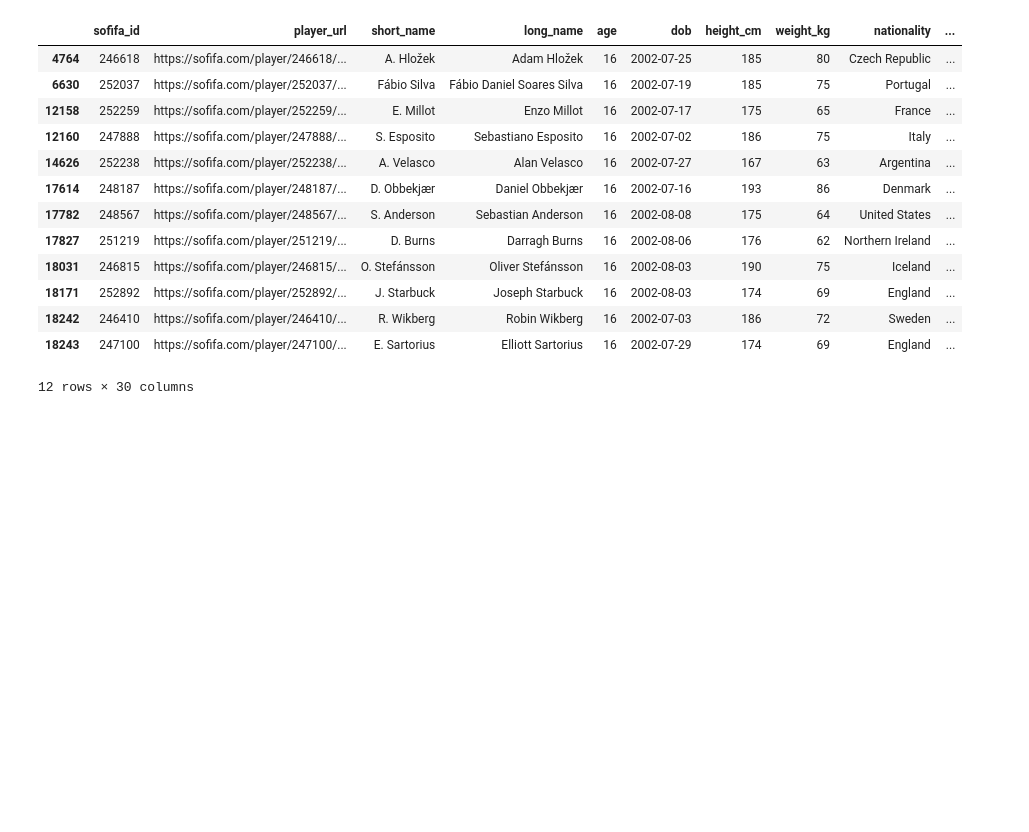
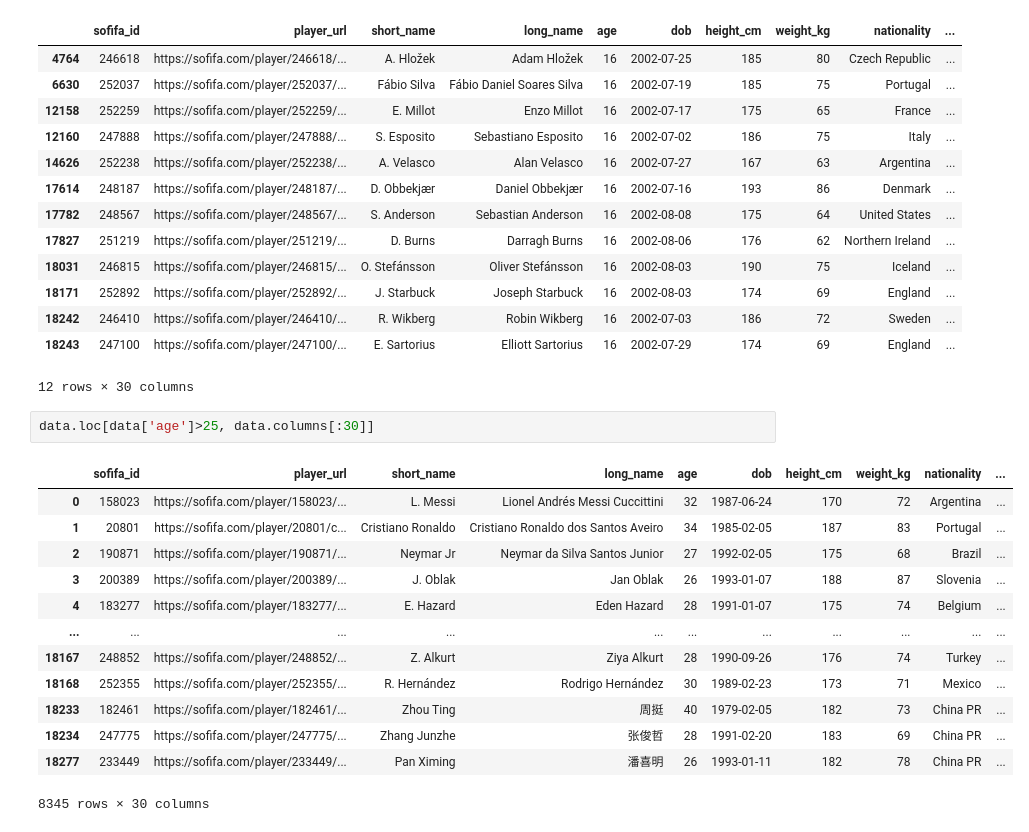
Before and after one commit to SudarshanIngole/Machine-Learning-Projects, a Jupyter notebook: PRCP_FIFA_20.ipynb, the cells around one changed output. Saved outputs shown, nothing was run; the diff lists cells and outputs as text; blank space fills up the shorter version.

```diff
--- a/PRCP_FIFA_20.ipynb
+++ b/PRCP_FIFA_20.ipynb
@@ -107,3 +107,19 @@ data.loc[data['age']==data['age'].min(), data.columns[:30]]
 | 18242 | 246410 | https://sofifa.com/player/246410/... | R. Wikberg | Robin Wikberg | 16 | 2002-07-03 | 186 | 72 | Sweden | ... |
 | 18243 | 247100 | https://sofifa.com/player/247100/... | E. Sartorius | Elliott Sartorius | 16 | 2002-07-29 | 174 | 69 | England | ... |
 12 rows × 30 columns
+# %%
+data.loc[data['age']>25, data.columns[:30]]
+# %% [output]
+|  | sofifa_id | player_url | short_name | long_name | age | dob | height_cm | weight_kg | nationality | ... |
+| 0 | 158023 | https://sofifa.com/player/158023/... | L. Messi | Lionel Andrés Messi Cuccittini | 32 | 1987-06-24 | 170 | 72 | Argentina | ... |
+| 1 | 20801 | https://sofifa.com/player/20801/c... | Cristiano Ronaldo | Cristiano Ronaldo dos Santos Aveiro | 34 | 1985-02-05 | 187 | 83 | Portugal | ... |
+| 2 | 190871 | https://sofifa.com/player/190871/... | Neymar Jr | Neymar da Silva Santos Junior | 27 | 1992-02-05 | 175 | 68 | Brazil | ... |
+| 3 | 200389 | https://sofifa.com/player/200389/... | J. Oblak | Jan Oblak | 26 | 1993-01-07 | 188 | 87 | Slovenia | ... |
+| 4 | 183277 | https://sofifa.com/player/183277/... | E. Hazard | Eden Hazard | 28 | 1991-01-07 | 175 | 74 | Belgium | ... |
+| ... | ... | ... | ... | ... | ... | ... | ... | ... | ... | ... |
+| 18167 | 248852 | https://sofifa.com/player/248852/... | Z. Alkurt | Ziya Alkurt | 28 | 1990-09-26 | 176 | 74 | Turkey | ... |
+| 18168 | 252355 | https://sofifa.com/player/252355/... | R. Hernández | Rodrigo Hernández | 30 | 1989-02-23 | 173 | 71 | Mexico | ... |
+| 18233 | 182461 | https://sofifa.com/player/182461/... | Zhou Ting | 周挺 | 40 | 1979-02-05 | 182 | 73 | China PR | ... |
+| 18234 | 247775 | https://sofifa.com/player/247775/... | Zhang Junzhe | 张俊哲 | 28 | 1991-02-20 | 183 | 69 | China PR | ... |
+| 18277 | 233449 | https://sofifa.com/player/233449/... | Pan Ximing | 潘喜明 | 26 | 1993-01-11 | 182 | 78 | China PR | ... |
+8345 rows × 30 columns
```
